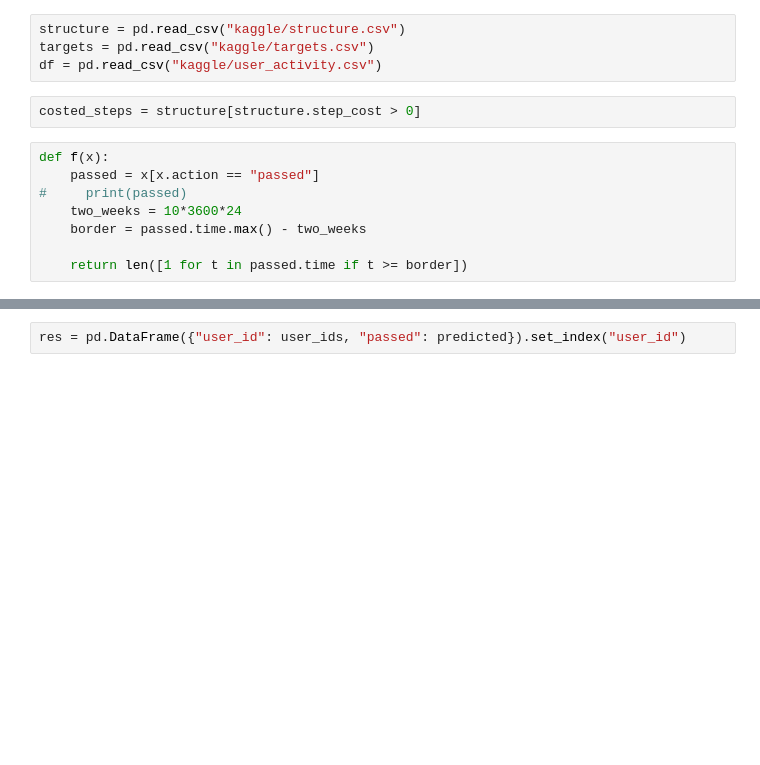
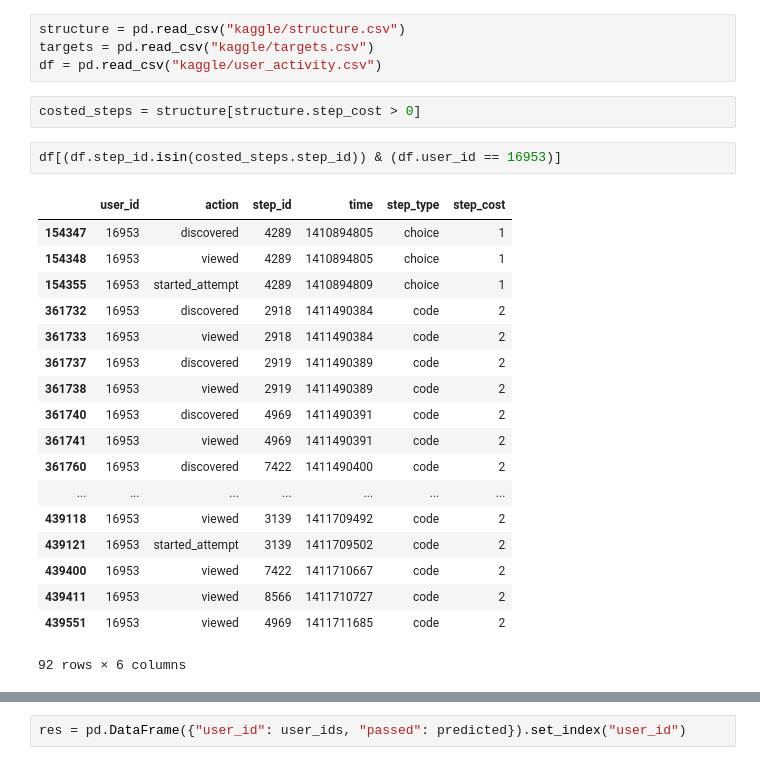
Before and after one commit to thepowerfuldeez/goto_hack2, a Jupyter notebook: Task 3.ipynb, the cells around one changed output, grey strips where cells are left out. Drawn from its saved outputs; the diff is of its cells as text; blank space fills up the shorter version.

```diff
--- a/Task 3.ipynb
+++ b/Task 3.ipynb
@@ -7,11 +14,24 @@ targets = pd.read_csv("kaggle/targets.csv")
 df = pd.read_csv("kaggle/user_activity.csv")
 # %%
 costed_steps = structure[structure.step_cost > 0]
-# %%
-def f(x):
-    passed = x[x.action == "passed"]
-#     print(passed)
-    two_weeks = 10*3600*24
-    border = passed.time.max() - two_weeks
-
-    return len([1 for t in passed.time if t >= border])
+# %%
+df[(df.step_id.isin(costed_steps.step_id)) & (df.user_id == 16953)]
+# %% [output]
+|  | user_id | action | step_id | time | step_type | step_cost |
+| 154347 | 16953 | discovered | 4289 | 1410894805 | choice | 1 |
+| 154348 | 16953 | viewed | 4289 | 1410894805 | choice | 1 |
+| 154355 | 16953 | started_attempt | 4289 | 1410894809 | choice | 1 |
+| 361732 | 16953 | discovered | 2918 | 1411490384 | code | 2 |
+| 361733 | 16953 | viewed | 2918 | 1411490384 | code | 2 |
+| 361737 | 16953 | discovered | 2919 | 1411490389 | code | 2 |
+| 361738 | 16953 | viewed | 2919 | 1411490389 | code | 2 |
+| 361740 | 16953 | discovered | 4969 | 1411490391 | code | 2 |
+| 361741 | 16953 | viewed | 4969 | 1411490391 | code | 2 |
+| 361760 | 16953 | discovered | 7422 | 1411490400 | code | 2 |
+| ... | ... | ... | ... | ... | ... | ... |
+| 439118 | 16953 | viewed | 3139 | 1411709492 | code | 2 |
+| 439121 | 16953 | started_attempt | 3139 | 1411709502 | code | 2 |
+| 439400 | 16953 | viewed | 7422 | 1411710667 | code | 2 |
+| 439411 | 16953 | viewed | 8566 | 1411710727 | code | 2 |
+| 439551 | 16953 | viewed | 4969 | 1411711685 | code | 2 |
+92 rows × 6 columns
```
Also changed, not shown: parts of 23 cells of this notebook, 1 other file.
